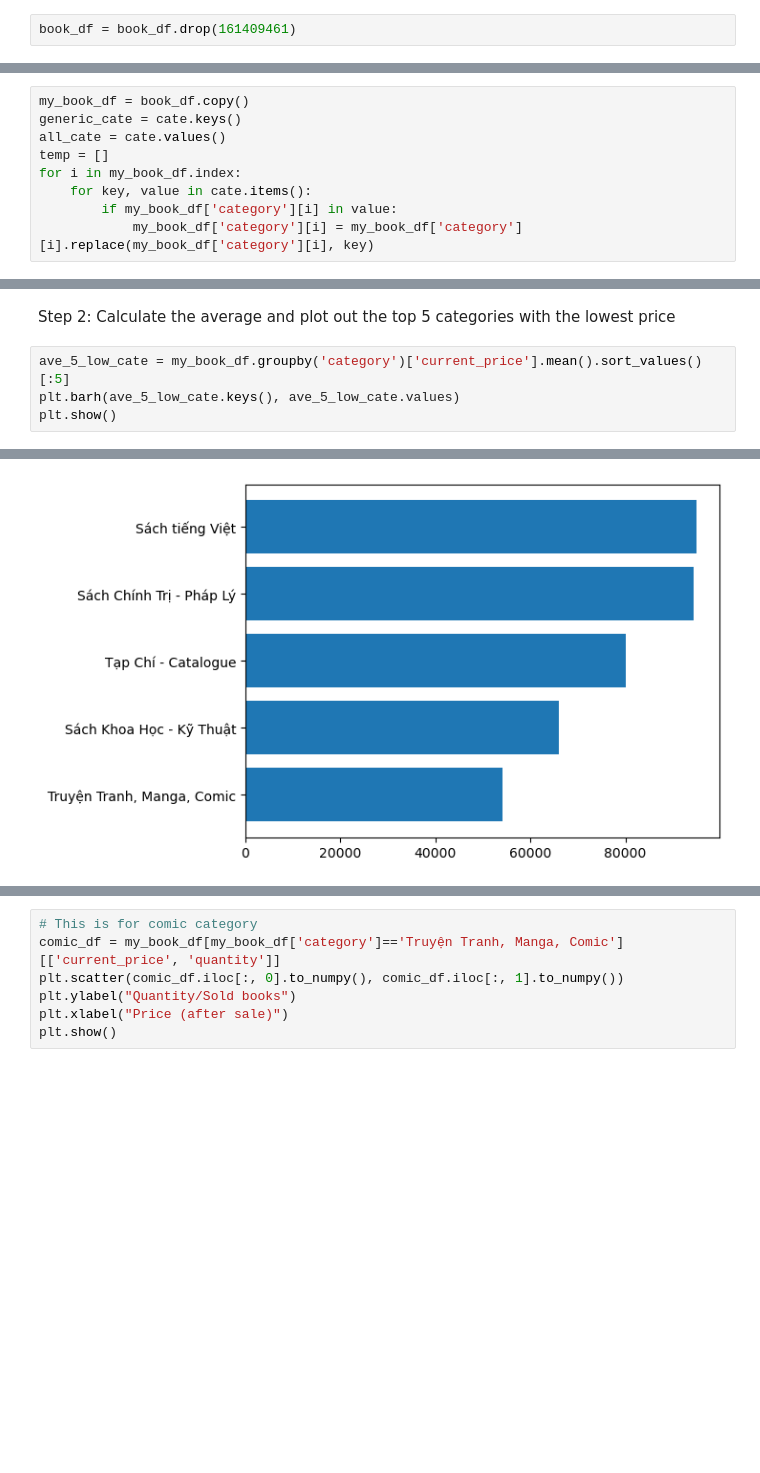
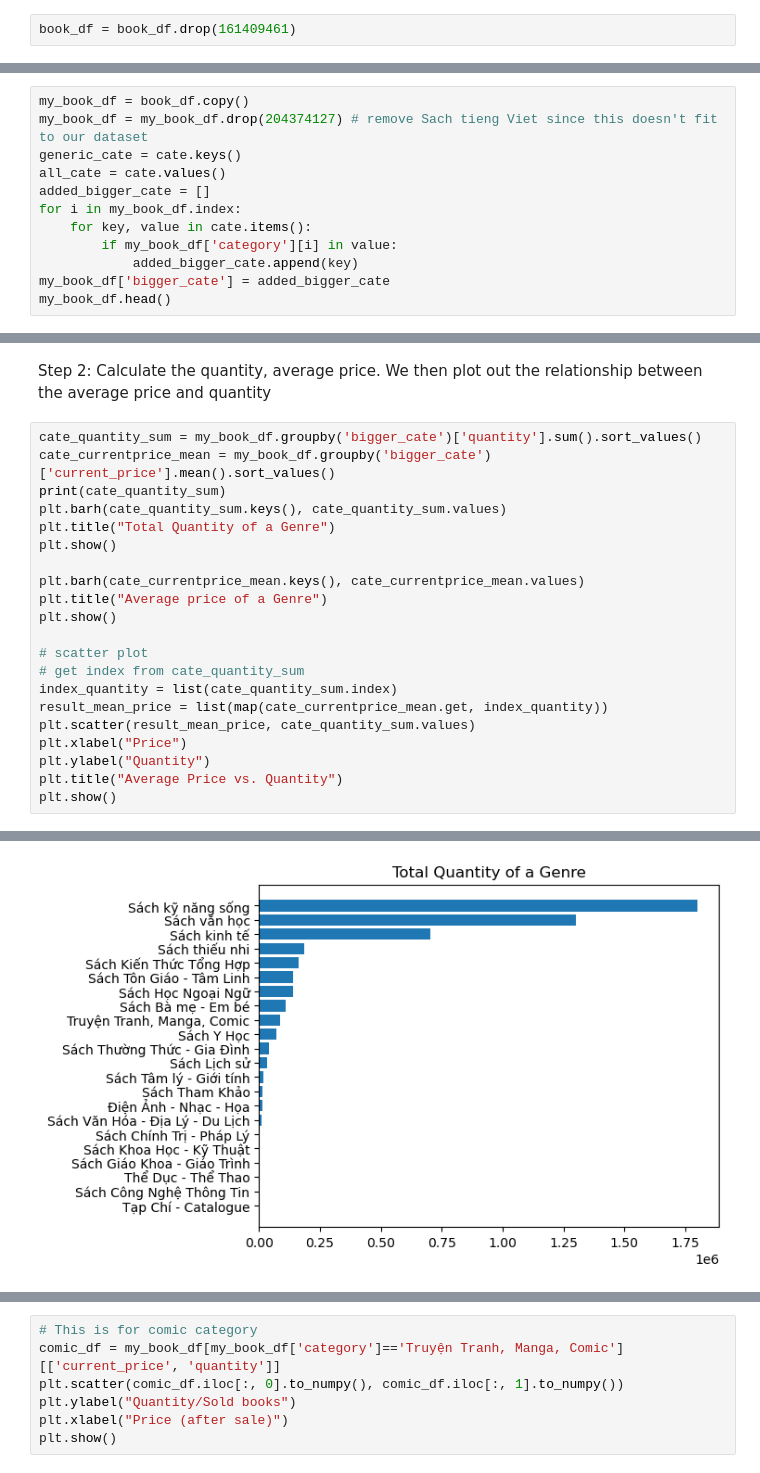
Before and after one commit to trungluong12/LTCKHDL_FinalProject, a Jupyter notebook: FinalProject.ipynb, the cells around one changed output, grey strips where cells are left out. Drawn from its saved outputs; the diff is of its cells as text; blank space fills up the shorter version.

```diff
--- a/FinalProject.ipynb
+++ b/FinalProject.ipynb
@@ -493,10 +491,13 @@ Step 1: Grouping the category
 # %%
 my_book_df = book_df.copy()
+my_book_df = my_book_df.drop(204374127) # remove Sach tieng Viet since this doesn't fit to our dataset
 generic_cate = cate.keys()
 all_cate = cate.values()
-temp = []
+added_bigger_cate = []
 for i in my_book_df.index:
     for key, value in cate.items():
         if my_book_df['category'][i] in value:
-            my_book_df['category'][i] = my_book_df['category'][i].replace(my_book_df['category'][i], key)
+            added_bigger_cate.append(key)
+my_book_df['bigger_cate'] = added_bigger_cate
+my_book_df.head()
 # %% [output]
@@ -507,7 +511,24 @@ See the caveats in the documentation: https://pandas.pydata.org/pandas-docs/stab
 # %% [markdown]
-Step 2: Calculate the average and plot out the top 5 categories with the lowest price
+Step 2: Calculate the quantity, average price. We then plot out the relationship between the average price and quantity
 # %%
-ave_5_low_cate = my_book_df.groupby('category')['current_price'].mean().sort_values()[:5]
-plt.barh(ave_5_low_cate.keys(), ave_5_low_cate.values)
+cate_quantity_sum = my_book_df.groupby('bigger_cate')['quantity'].sum().sort_values()
+cate_currentprice_mean = my_book_df.groupby('bigger_cate')['current_price'].mean().sort_values()
+print(cate_quantity_sum)
+plt.barh(cate_quantity_sum.keys(), cate_quantity_sum.values)
+plt.title("Total Quantity of a Genre")
 plt.show()
+
+plt.barh(cate_currentprice_mean.keys(), cate_currentprice_mean.values)
+plt.title("Average price of a Genre")
+plt.show()
+
+# scatter plot
+# get index from cate_quantity_sum
+index_quantity = list(cate_quantity_sum.index)
+result_mean_price = list(map(cate_currentprice_mean.get, index_quantity))
+plt.scatter(result_mean_price, cate_quantity_sum.values)
+plt.xlabel("Price")
+plt.ylabel("Quantity")
+plt.title("Average Price vs. Quantity")
+plt.show()
 # %% [output]
@@ -514 +552 @@ plt.show()
-[figure, old version]
+[figure, new version]
```
Also changed, not shown: parts of 47 cells of this notebook.
